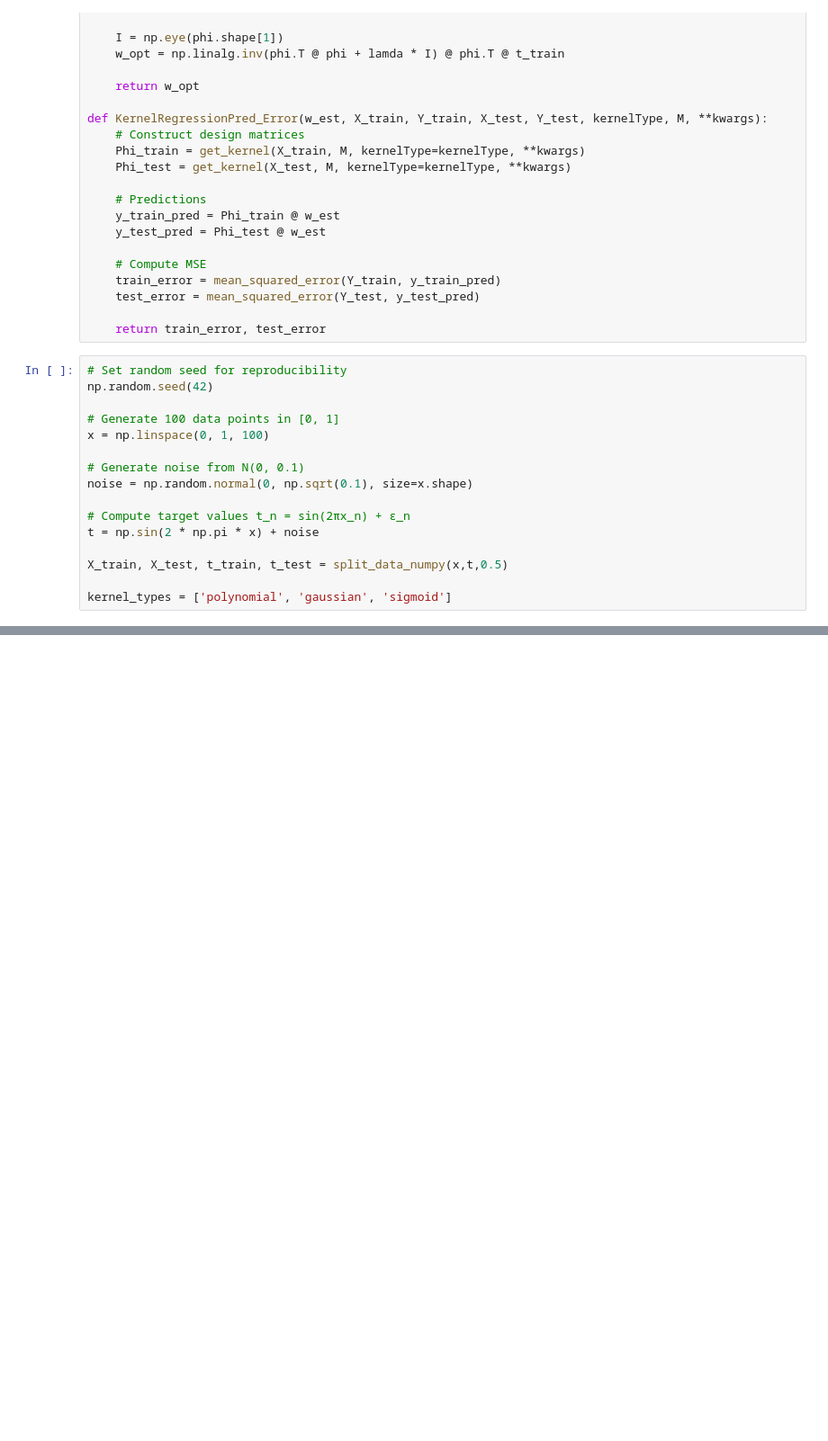
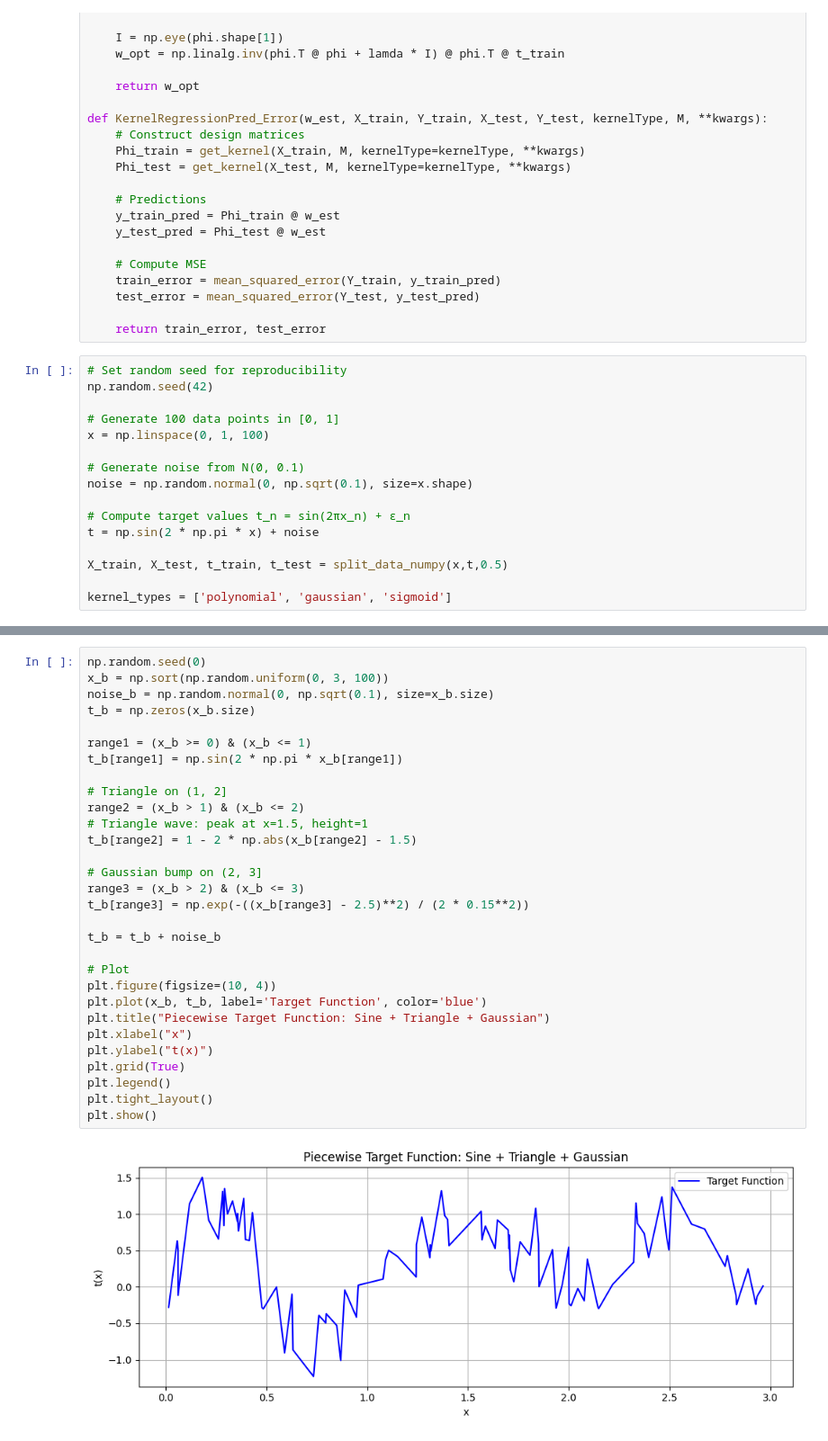
Before and after one commit to bhsh200/jpmc-case-study, a Jupyter notebook: Part3.ipynb, the cells around one changed output, grey strips where cells are left out. Shown: that part at 90% size. Cells and saved outputs as stored; diff of their text form; blank space fills up the shorter version.

```diff
--- a/Part3.ipynb
+++ b/Part3.ipynb
@@ -152,0 +153,32 @@ plt.show()
+# %%
+np.random.seed(0)
+x_b = np.sort(np.random.uniform(0, 3, 100))
+noise_b = np.random.normal(0, np.sqrt(0.1), size=x_b.size)
+t_b = np.zeros(x_b.size)
+
+range1 = (x_b >= 0) & (x_b <= 1)
+t_b[range1] = np.sin(2 * np.pi * x_b[range1])
+
+# Triangle on (1, 2]
+range2 = (x_b > 1) & (x_b <= 2)
+# Triangle wave: peak at x=1.5, height=1
+t_b[range2] = 1 - 2 * np.abs(x_b[range2] - 1.5)
+
+# Gaussian bump on (2, 3]
+range3 = (x_b > 2) & (x_b <= 3)
+t_b[range3] = np.exp(-((x_b[range3] - 2.5)**2) / (2 * 0.15**2))
+
+t_b = t_b + noise_b
+
+# Plot
+plt.figure(figsize=(10, 4))
+plt.plot(x_b, t_b, label='Target Function', color='blue')
+plt.title("Piecewise Target Function: Sine + Triangle + Gaussian")
+plt.xlabel("x")
+plt.ylabel("t(x)")
+plt.grid(True)
+plt.legend()
+plt.tight_layout()
+plt.show()
+# %% [output]
+[figure, added]
```
Also changed, not shown: parts of 2 cells of this notebook.
